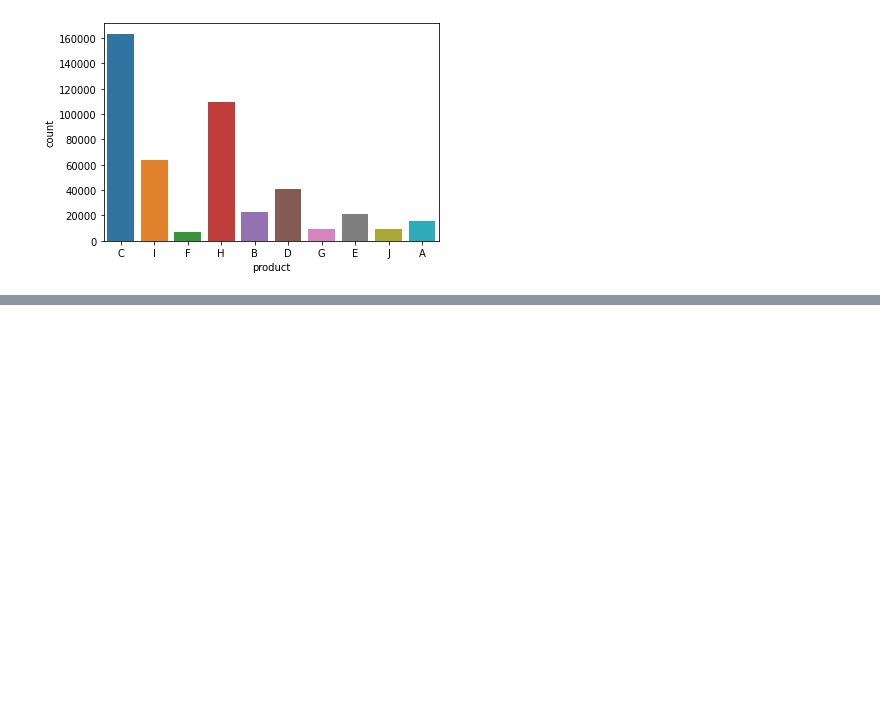
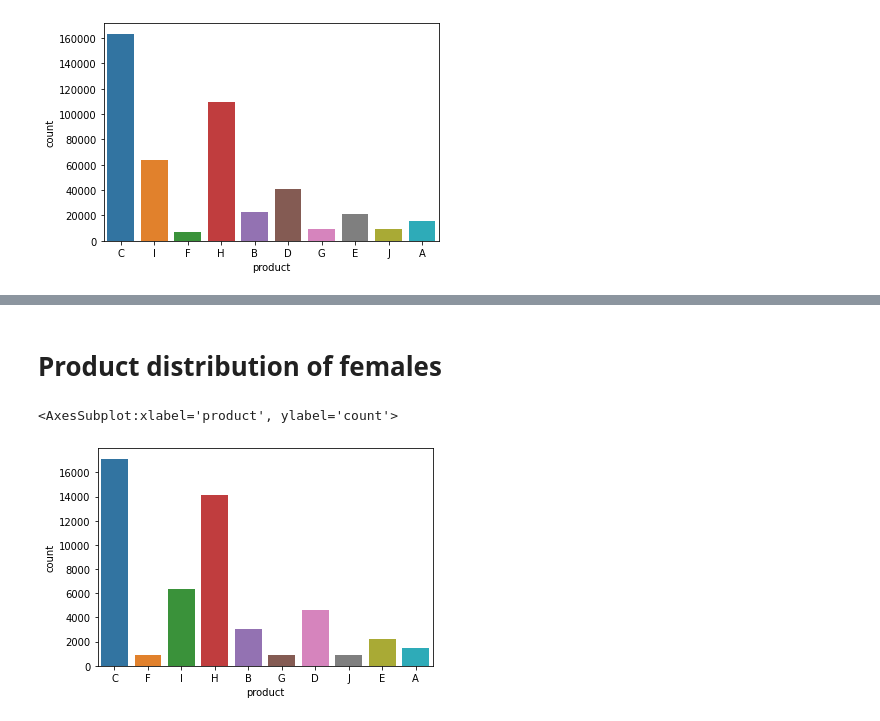
Before and after one commit to Bhawani-Rabisankar-Sahoo/Ad_analysis, a Jupyter notebook: advertisement-analysis.ipynb, the cells around one changed output, grey strips where cells are left out. Saved outputs shown, nothing was run; the diff lists cells and outputs as text; code cells hidden in the pictures; blank space fills up the shorter version.

```diff
--- a/advertisement-analysis.ipynb
+++ b/advertisement-analysis.ipynb
@@ -63,0 +66,2 @@ testing
+# %%
+df_female = df.loc[df['gender']=='Female']
@@ -63,0 +84,7 @@ testing
+# %% [markdown]
+#  Product distribution of females
+# %%
+sns.countplot(x=df_female['product'])
+# %% [output]
+<AxesSubplot:xlabel='product', ylabel='count'>
+[figure, added]
```
Also changed, not shown: parts of 7 cells of this notebook.
